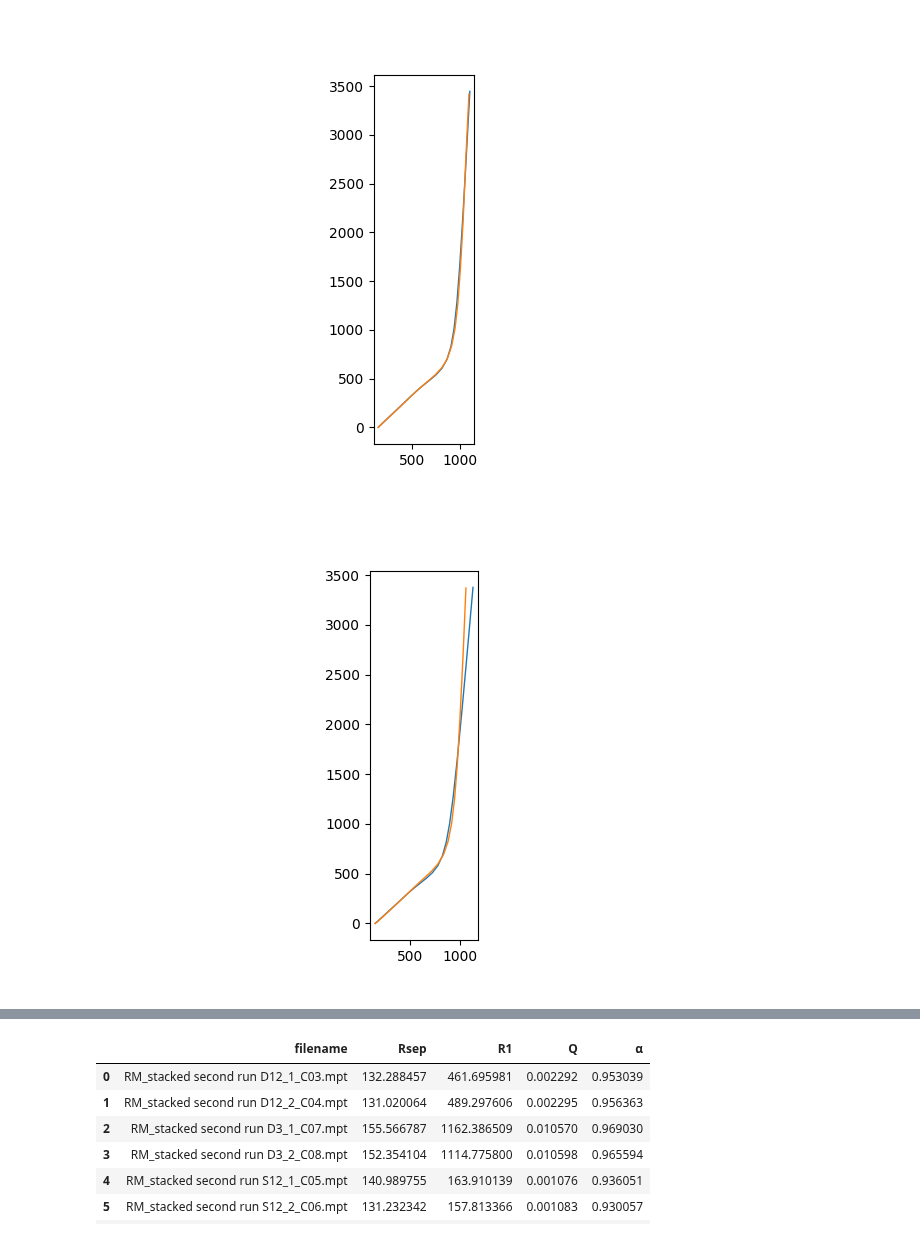
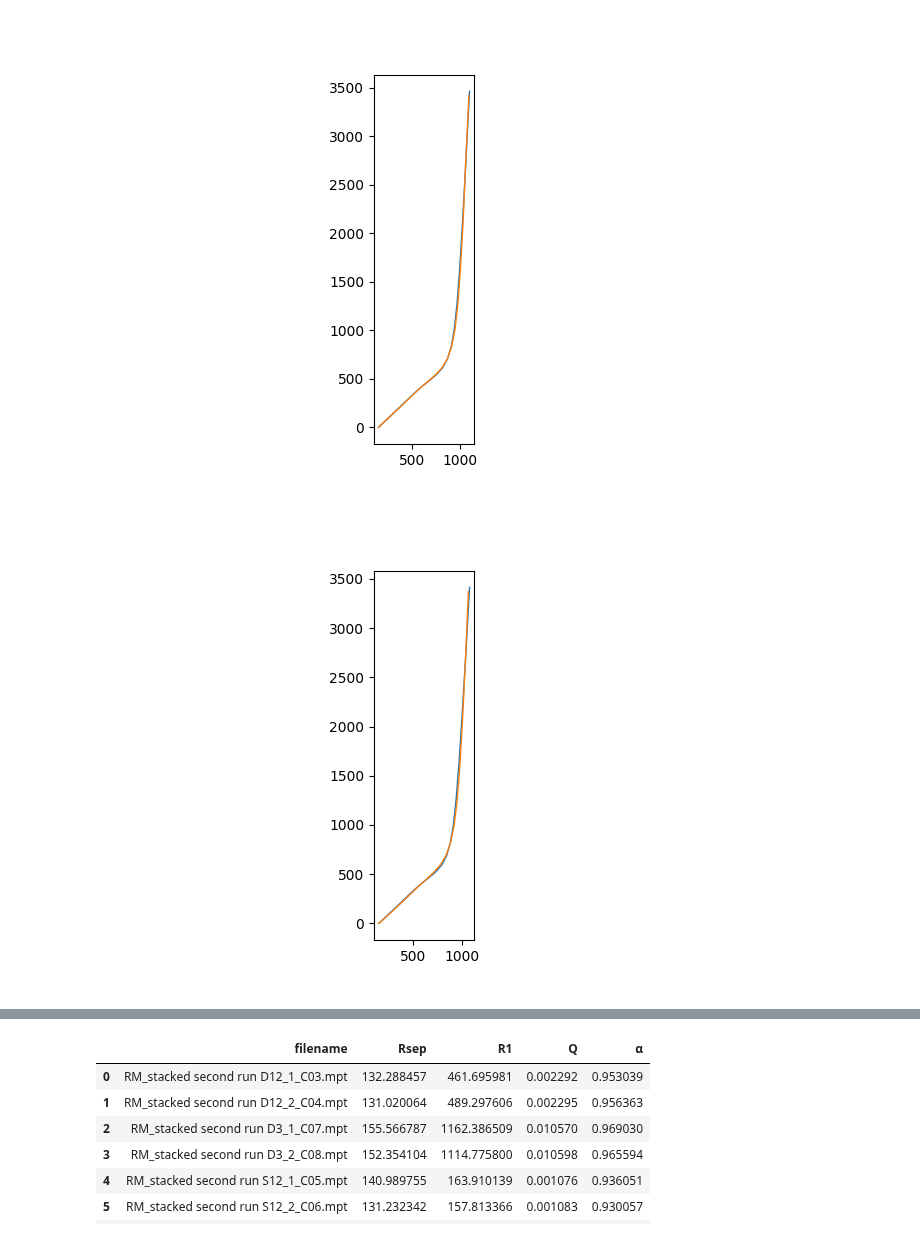
Before and after one commit to Yugal0/fitting-experimental, a Jupyter notebook: code/single type electrode.ipynb, the cells around one changed output, grey strips where cells are left out. Drawn from its saved outputs; the diff is of its cells as text; code cells hidden in the pictures.

```diff
--- a/code/single type electrode.ipynb
+++ b/code/single type electrode.ipynb
@@ -23,9 +23,9 @@ for file_name in os.listdir(folder_path):
     c=CustomCircuit(initial_guess=[Rsep,R1,Q,alpha],circuit="R_1-TLMuni")
 
     mp.dps=300
-    s_mod=np.hstack((np.abs(z),np.abs(z)))
-    c.fit(impedance=z,frequencies=f,sigma=s_mod,bounds=((0,0,0,0.9),(np.inf,np.inf,np.inf,1)))
-    #c.fit(impedance=z,frequencies=f,bounds=((0,0,0,0.9),(np.inf,np.inf,np.inf,1)))
+    # s_mod=np.hstack((np.abs(z),np.abs(z)))
+    # c.fit(impedance=z,frequencies=f,sigma=s_mod,bounds=((0,0,0,0.9),(np.inf,np.inf,np.inf,1)))
+    c.fit(impedance=z,frequencies=f,bounds=((0,0,0,0.9),(np.inf,np.inf,np.inf,1)))
 
     z_fitted=c.predict(frequencies=f)
 
@@ -59,2 +59,2 @@ for file_name in os.listdir(folder_path):
 [figure]
-[figure, old version]
+[figure, new version]
```
Also changed, not shown: parts of 1 cell of this notebook, 16 other files.
